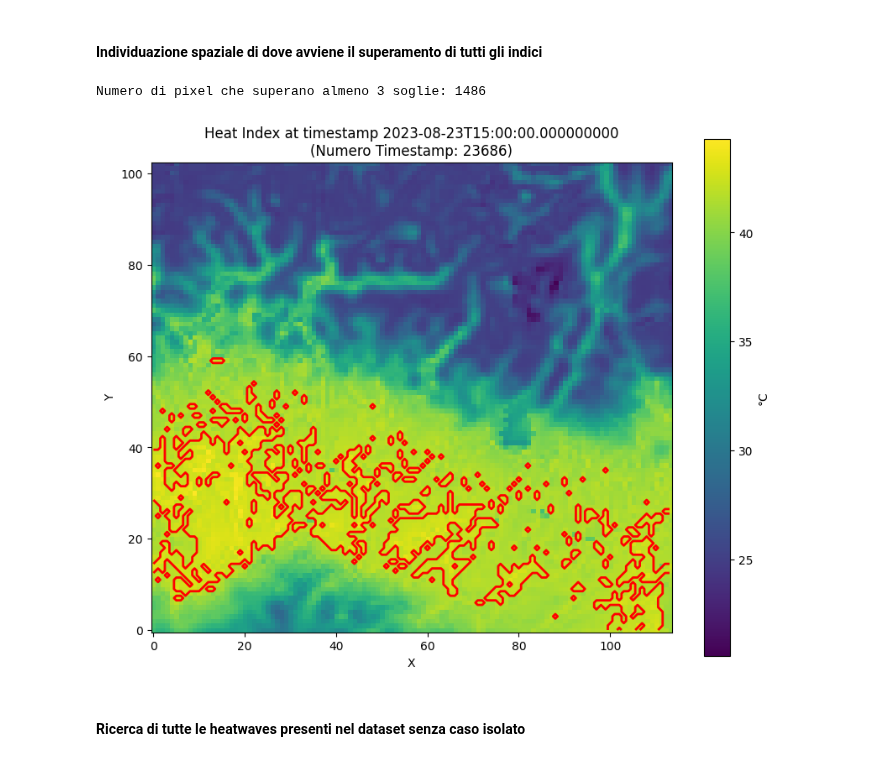
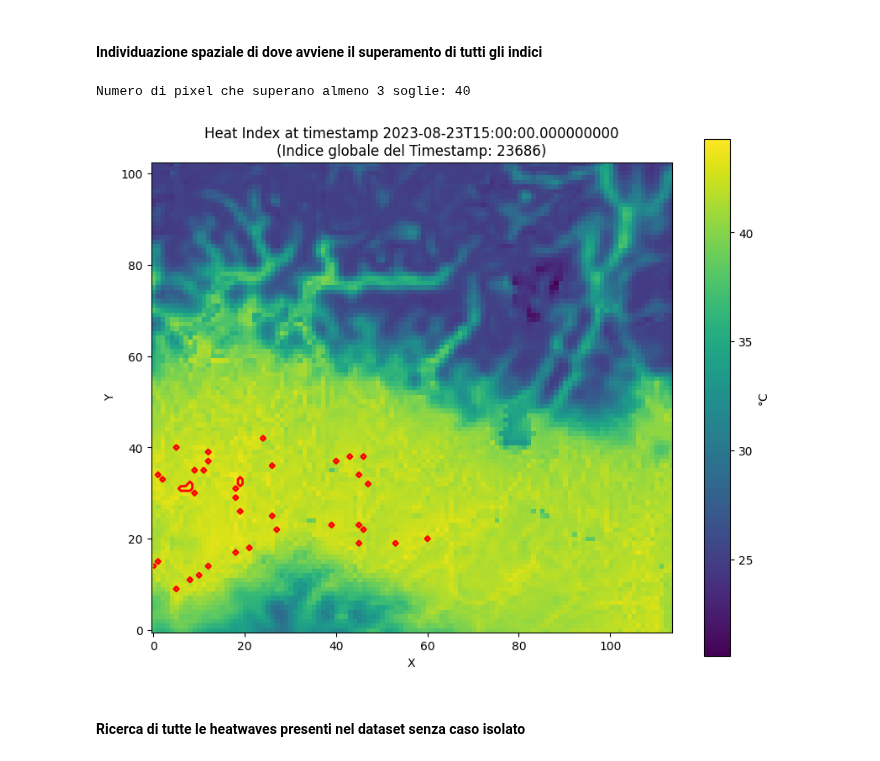
Before and after one commit to fillobissi/geoinformatics_project, a Jupyter notebook: 02_Initial_data_analysis.ipynb, the cells around one changed output. Cells and saved outputs as stored; diff of their text form; code cells hidden in the pictures.

```diff
--- a/02_Initial_data_analysis.ipynb
+++ b/02_Initial_data_analysis.ipynb
@@ -790,36 +790,36 @@ exceed_count = (
     (heat_index_field > soglie["Heat Index"]).astype(int) +
     (humidex_field    > soglie["Humidex"]).astype(int) +
     (lhs_field        > soglie["Lethal Heat Stress Index"]).astype(int) +
     (utci_field       > soglie["UTCI"]).astype(int) +
     (wbgt_field       > soglie["WBGT"]).astype(int)
 )
 
 # Maschera booleana: True se si superano almeno 3 soglie
-mask = exceed_count >= 3
+mask = exceed_count >= 4
 
 # Conta i pixel che soddisfano la condizione
 mask_sum = mask.sum().item()
 print(f"Numero di pixel che superano almeno 3 soglie: {mask_sum}")
 
 # Scegli un indice da visualizzare in mappa (ad es. Heat Index)
 selected_index = "Heat Index"
 index_data = heat_index_field.values  # in °C
 
 # Plot
 plt.figure(figsize=(10,8))
 plt.imshow(index_data, origin='lower', cmap='viridis')
 plt.title(f"{selected_index} at timestamp {str(time_selected.values)}\n(Indice globale del Timestamp: {timestamp_idx})")
 plt.colorbar(label="°C")
 
 # Disegno del contorno rosso dove mask = True
 plt.contour(mask.astype(float), levels=[0.5], colors='red', linewidths=2)
 
 plt.xlabel("X")
 plt.ylabel("Y")
 plt.show()
 # %% [output]
-Numero di pixel che superano almeno 3 soglie: 1486
+Numero di pixel che superano almeno 3 soglie: 40
-[figure, old version]
+[figure, new version]
 # %% [markdown]
 #### Ricerca di tutte le heatwaves presenti nel dataset senza caso isolato
 # %%
```
Also changed, not shown: 2 other files.
